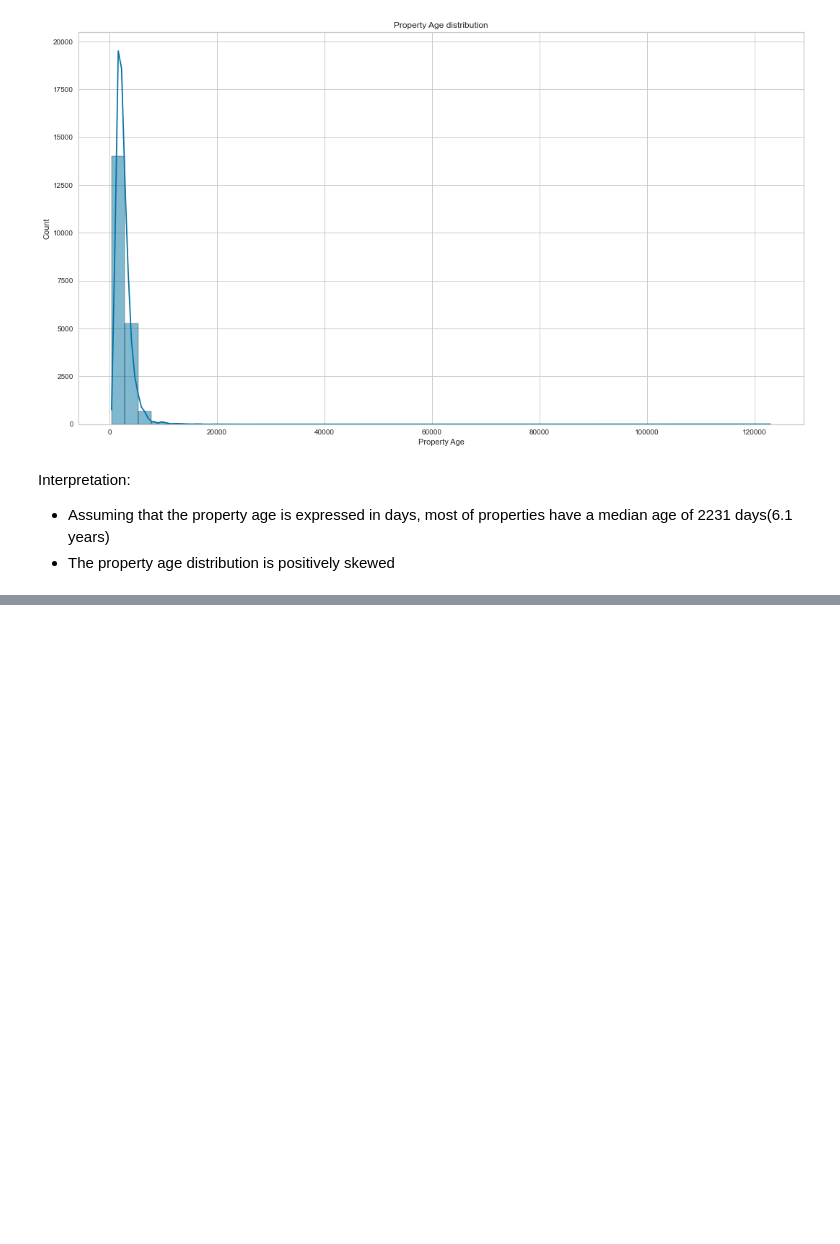
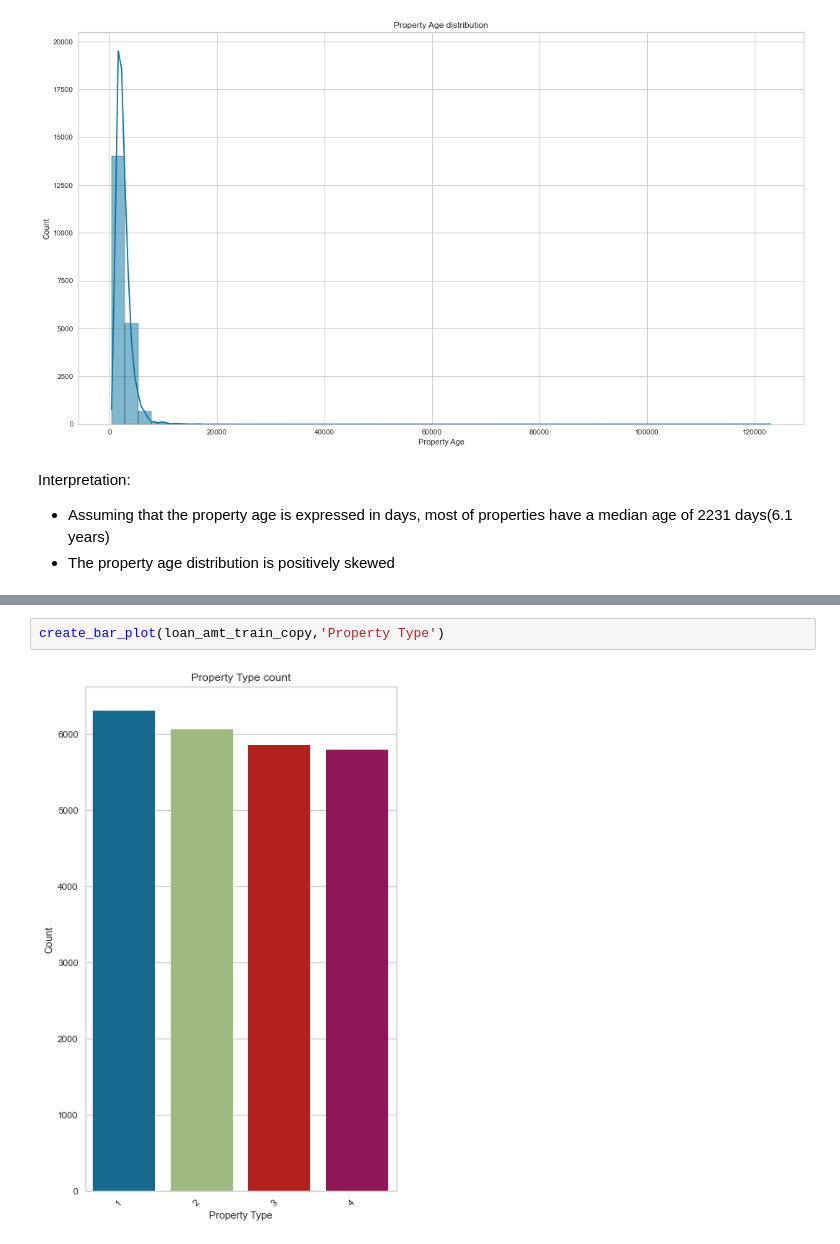
Before and after one commit to semasuka/Loan-amount-prediction-regression, a Jupyter notebook: Loan_amount_prediction.ipynb, the cells around one changed output, grey strips where cells are left out. Cells and saved outputs as stored; diff of their text form; blank space fills up the shorter version.

Commit message:
Property type added

```diff
--- a/Loan_amount_prediction.ipynb
+++ b/Loan_amount_prediction.ipynb
@@ -759,0 +786,4 @@ Interpretation:
+# %%
+create_bar_plot(loan_amt_train_copy,'Property Type')
+# %% [output]
+[figure, added]
```
Also changed, not shown: parts of 6 cells of this notebook.
